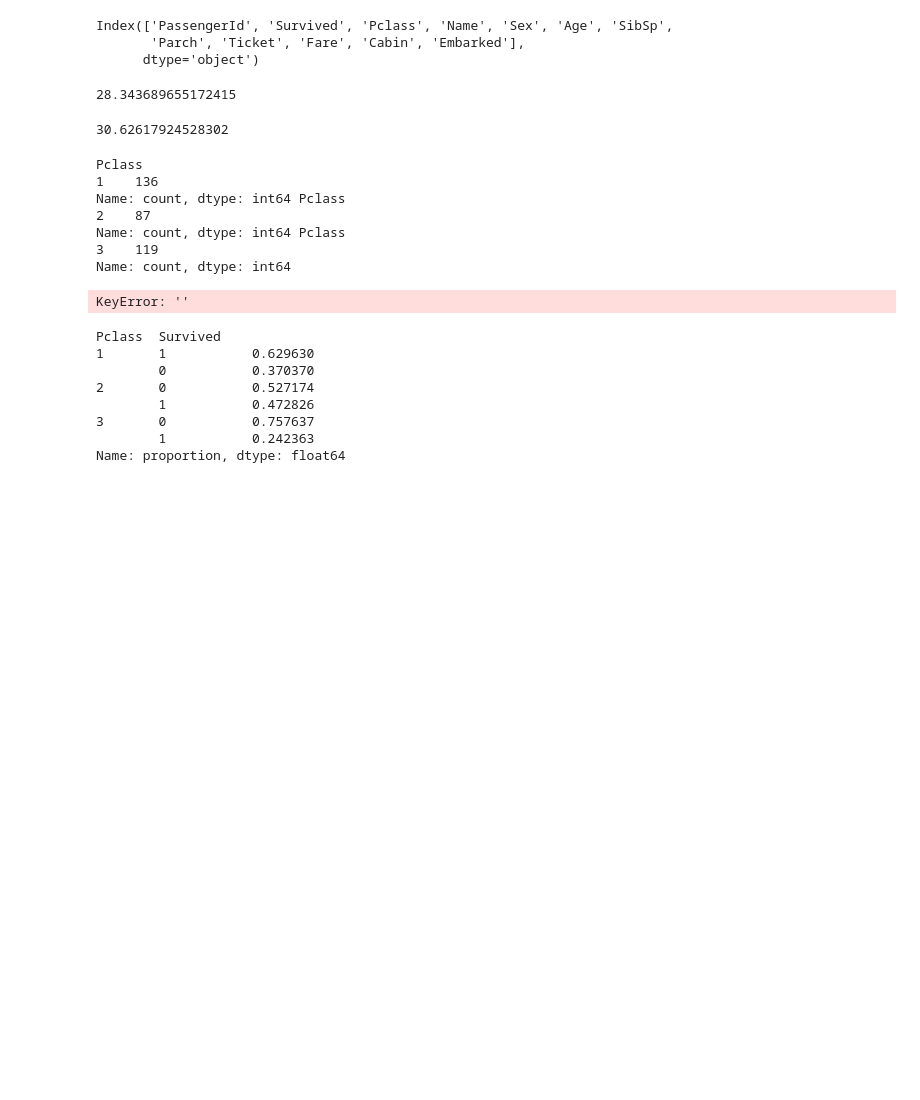
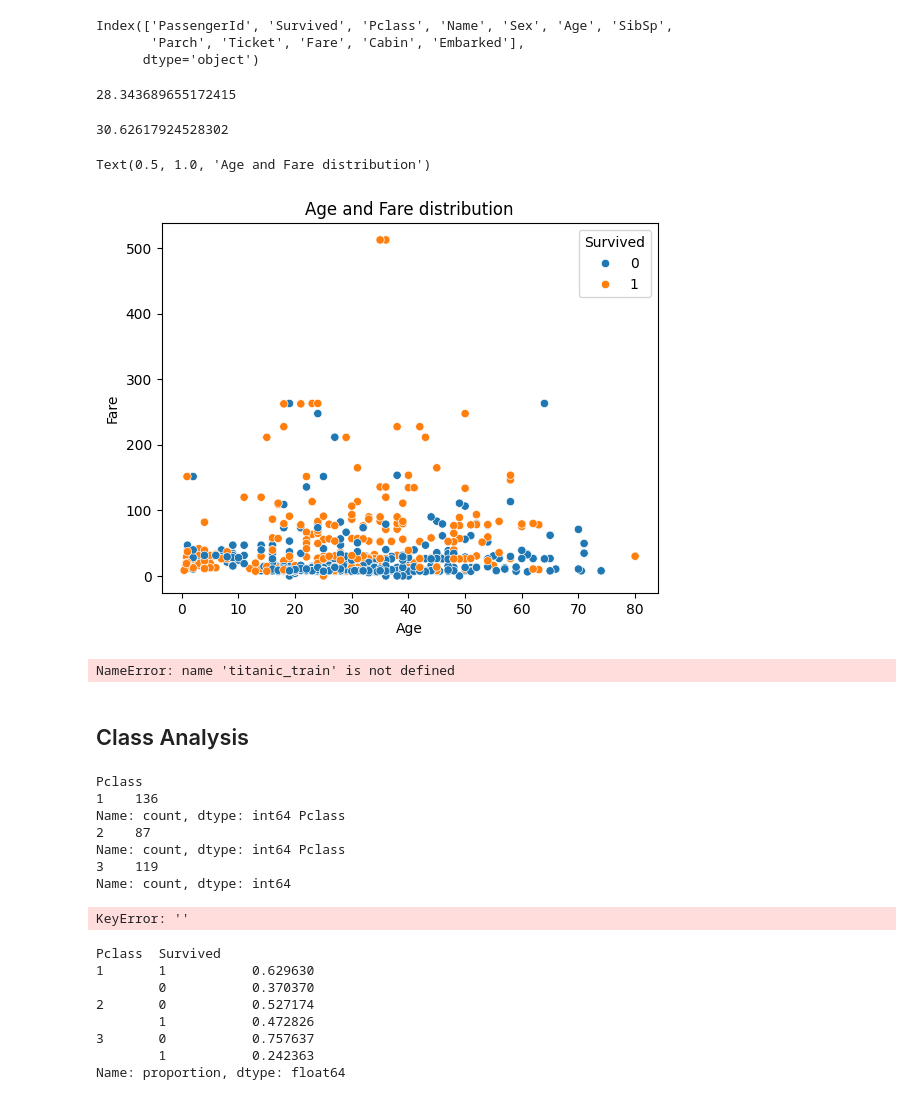
Before and after one commit to calhall4892/titanic-analysis, a Jupyter notebook: Titanic_notebook.ipynb, the cells around one changed output. Saved outputs shown, nothing was run; the diff lists cells and outputs as text; code cells hidden in the pictures; blank space fills up the shorter version.

```diff
--- a/Titanic_notebook.ipynb
+++ b/Titanic_notebook.ipynb
@@ -71,4 +78,28 @@ mean_age_died = titanic_train[titanic_train['Survived'] == 0]['Age'].mean()
 print(mean_age_died)
 # %% [output]
 30.62617924528302
+# %%
+# age and fare distribution
+
+sbsc = sns.scatterplot(x = 'Age', y = 'Fare', hue = 'Survived', data = titanic_train)
+plt.title('Age and Fare distribution')
+# %% [output]
+Text(0.5, 1.0, 'Age and Fare distribution')
+[figure, added]
+# %%
+survivors_1 = titanic_train[titanic_train['Survived'] == 1]
+survivors_0 = titanic_train[titanic_train['Survived'] == 0]
+fig, axs = plt.subplots(2,1)
+axs[0].set_title('Survived')
+axs[1].set_title('Deceased')
+fig.tight_layout(h_pad=3)
+fig.suptitle('Survivors and Deceased by ages', y = 1.05)
+sur1 = sns.histplot(survivors_1['Age'], kde = False, bins = 40, color = 'blue', ax = axs[0])
+sur0 = sns.histplot(survivors_0['Age'], kde = False, bins = 40, color = 'red', ax = axs[1])
+
+plt.subplot()
+# %% [output]
+NameError: name 'titanic_train' is not defined
+# %% [markdown]
+## Class Analysis
 # %%
```
Also changed, not shown: parts of 11 cells of this notebook.
